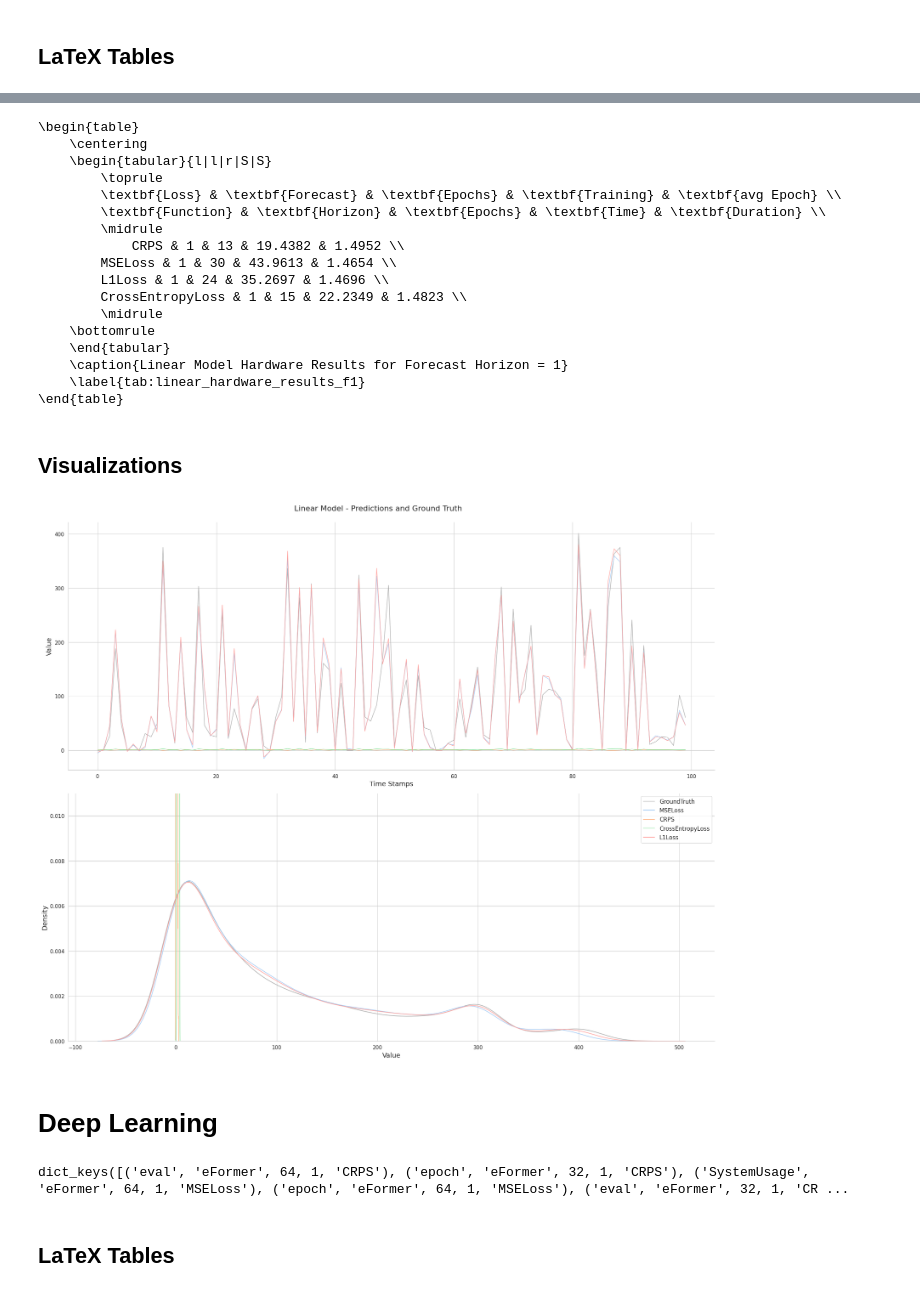
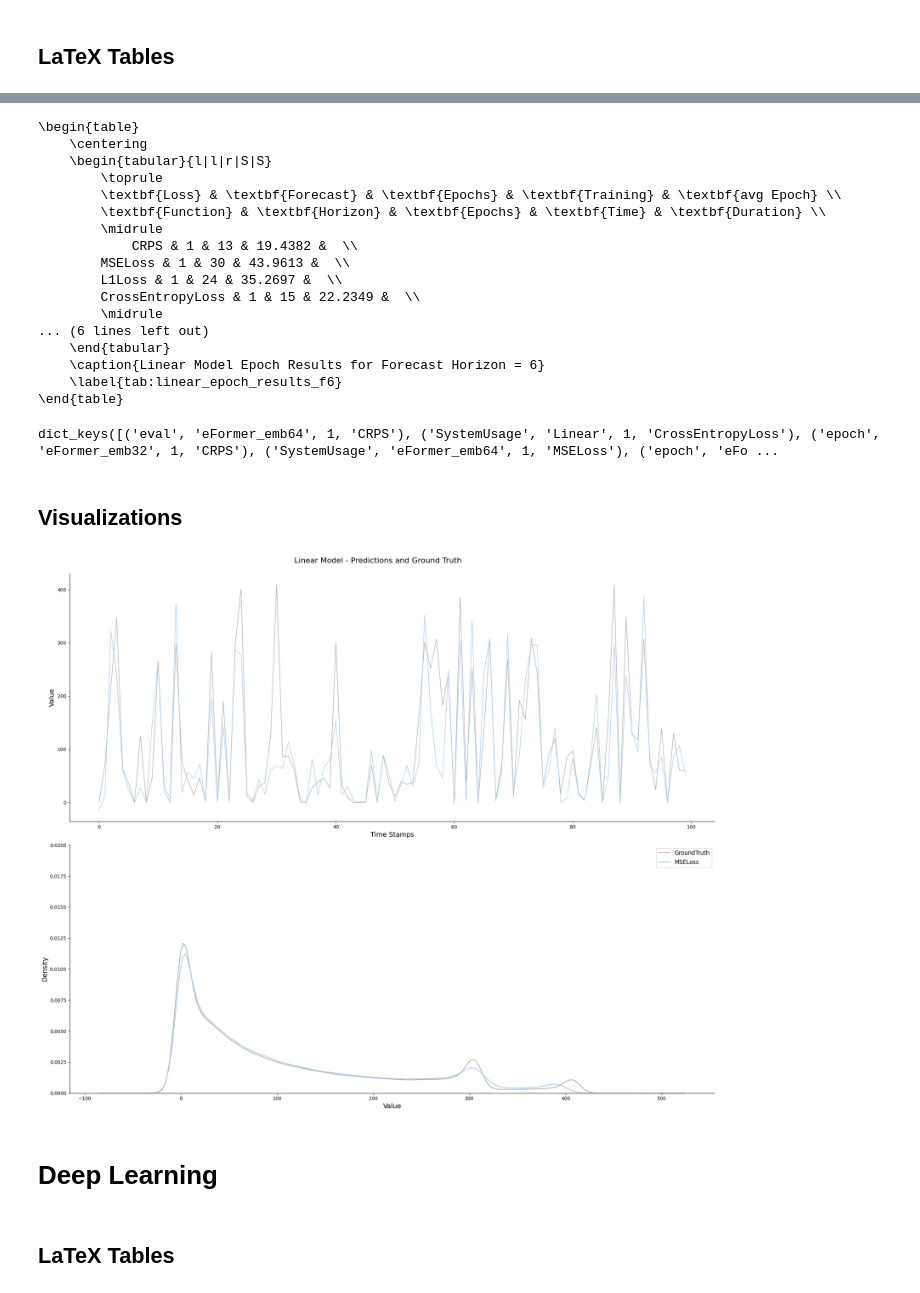
Before and after one commit to janbesler/Masterarbeit, a Jupyter notebook: src/3_Visualizations.ipynb, the cells around one changed output, grey strips where cells are left out. Cells and saved outputs as stored; diff of their text form; code cells hidden in the pictures.

Commit message:
updated data loader and visualizations

```diff
--- a/src/3_Visualizations.ipynb
+++ b/src/3_Visualizations.ipynb
@@ -131,6 +131,6 @@ SystemUsage_LaTeX(linear_dfs, model_type='Linear')
 \end{table}
 # %%
-def Epoch_LaTeX(data_frames, model_type='Linear', prediction_lengths=[1], loss_functions=['CRPS', 'MSELoss', 'L1Loss', 'CrossEntropyLoss']):
+def Epoch_LaTeX(data_frames, model_type='Linear', prediction_lengths=[1,6], loss_functions=['CRPS', 'MSELoss', 'L1Loss', 'CrossEntropyLoss']):
     """
     Generates LaTeX table code with Epoch statistics filled in for given model types, loss functions, and embedding lengths.
 
@@ -166,14 +166,14 @@ def Epoch_LaTeX(data_frames, model_type='Linear', prediction_lengths=[1], loss_f
         for loss_function in loss_functions:
             stat = stats[(loss_function, prediction_length)]
             latex_table += f"        {loss_function} & {prediction_length} & "
-            latex_table += f"{stat['epochs']} & {stat['training_time']} & {stat['avg_epoch_time']} \\\\\n"
+            latex_table += f"{stat['epochs']} & {stat['training_time']} &  \\\\\n"
             if loss_function == loss_functions[-1]:
                 latex_table += "        \\midrule\n"
 
     latex_table += """    \\bottomrule
     \\end{tabular}
-    \\caption{""" + model_type + """ Model Hardware Results for Forecast Horizon = """ + str(prediction_length) + """}
-    \\label{tab:""" + model_type.lower() + """_hardware_results_f""" + str(prediction_length) + """}
+    \\caption{""" + model_type + """ Model Epoch Results for Forecast Horizon = """ + str(prediction_length) + """}
+    \\label{tab:""" + model_type.lower() + """_epoch_results_f""" + str(prediction_length) + """}
 \\end{table}"""
 
     print(latex_table)
@@ -187,20 +187,24 @@ Epoch_LaTeX(linear_dfs, model_type='Linear')
         \textbf{Loss} & \textbf{Forecast} & \textbf{Epochs} & \textbf{Training} & \textbf{avg Epoch} \\
         \textbf{Function} & \textbf{Horizon} & \textbf{Epochs} & \textbf{Time} & \textbf{Duration} \\
         \midrule
-            CRPS & 1 & 13 & 19.4382 & 1.4952 \\
-        MSELoss & 1 & 30 & 43.9613 & 1.4654 \\
-        L1Loss & 1 & 24 & 35.2697 & 1.4696 \\
-        CrossEntropyLoss & 1 & 15 & 22.2349 & 1.4823 \\
+            CRPS & 1 & 13 & 19.4382 &  \\
+        MSELoss & 1 & 30 & 43.9613 &  \\
+        L1Loss & 1 & 24 & 35.2697 &  \\
+        CrossEntropyLoss & 1 & 15 & 22.2349 &  \\
         \midrule
-    \bottomrule
+... (6 lines left out)
     \end{tabular}
-    \caption{Linear Model Hardware Results for Forecast Horizon = 1}
-    \label{tab:linear_hardware_results_f1}
+    \caption{Linear Model Epoch Results for Forecast Horizon = 6}
+    \label{tab:linear_epoch_results_f6}
 \end{table}
+# %%
+linear_dfs.keys()
+# %% [output]
+dict_keys([('eval', 'eFormer_emb64', 1, 'CRPS'), ('SystemUsage', 'Linear', 1, 'CrossEntropyLoss'), ('epoch', 'eFormer_emb32', 1, 'CRPS'), ('SystemUsage', 'eFormer_emb64', 1, 'MSELoss'), ('epoch', 'eFo ...
 # %% [markdown]
 ## Visualizations
 # %%
-def eval_df_with_kde(model, data_frames, exclude_loss_functions=[]):
+def eval_df_with_kde(model, data_frames, prediction_length, exclude_loss_functions=[]):
     """
     Aggregate predictions by model and loss function for 'eval' keys from the data frames,
     and plot both time series and KDE plots of predictions and ground truth, excluding specified loss functions from the KDE plot.
@@ -219,7 +223,7 @@ def eval_df_with_kde(model, data_frames, exclude_loss_functions=[]):
 
     # Loop over each key to process 'eval' data frames
     for key in data_frames.keys():
-        if 'eval' in key and key[1] == model:
+        if 'eval' in key and key[1] == model and key[2] == prediction_length:
             _, _, _, loss_function = key
             df = data_frames[key]
 
@@ -228,7 +232,7 @@ def eval_df_with_kde(model, data_frames, exclude_loss_functions=[]):
                 ground_truths = df['GroundTruth'].tolist()
 
             # Store predictions keyed by loss function
-            predictions[loss_function] = df['Predictions'].tolist()
+            predictions[loss_function] = df['Predictions'].str.strip('[]').astype(float).tolist()
 
     # Determine the maximum length needed for any column
     max_length = max(len(ground_truths), max(len(pred) for pred in predictions.values()))
@@ -258,37 +262,37 @@ def eval_df_with_kde(model, data_frames, exclude_loss_functions=[]):
     sns.lineplot(ax=ax[0], x=range(len(aggregated_df[:100])), y=aggregated_df[:100]['GroundTruth'],
                  label='GroundTruth', color=ground_truth_color, linewidth=1)
     for column in columns_to_plot:
         sns.lineplot(ax=ax[0], x=range(len(aggregated_df[:100])), y=aggregated_df[:100][column],
                      label=column, color=color_dict[column], linewidth=1)
     ax[0].set_xlabel('Time Stamps', fontsize=14)
     ax[0].set_ylabel('Value', fontsize=14)
     ax[0].legend().set_visible(False)  # Explicitly hide the legend
 
     sns.despine(ax=ax[0])  # Remove spines on right and top side
 
     # KDE plot
     # Plot "GroundTruth" KDE first so it's in the legend
     sns.kdeplot(ax=ax[1], data=aggregated_df['GroundTruth'], label='GroundTruth', color=ground_truth_color)
     for column in columns_to_plot:
         sns.kdeplot(ax=ax[1], data=aggregated_df[column], label=column, color=color_dict[column])
-    ax[1].set_ylim([0, 0.011])
+    ax[1].set_ylim([0, 0.02])
     ax[1].set_xlabel('Value', fontsize=14)
     ax[1].set_ylabel('Density', fontsize=14)
     ax[1].legend(title_fontsize='13', fontsize='12')
 
     sns.despine(ax=ax[1])  # Remove spines on right and top side
 
     plt.tight_layout()  # Prevent overlapping
 
     # Set a title for the whole figure
     fig.suptitle(f'{model} Model - Predictions and Ground Truth', fontsize=16, y=1.02)
-    plt.savefig(f'../graphs/results/{model}_model_analysis.png', dpi=600, bbox_inches='tight')
+    plt.savefig(f'../graphs/results/{model}_pred{prediction_length}_analysis.png', dpi=600, bbox_inches='tight')
     plt.show()
 
 # Example usage:
-eval_df_with_kde('Linear', linear_dfs, exclude_loss_functions=[])
+eval_df_with_kde('Linear', linear_dfs, 6, exclude_loss_functions=[])
 # %% [output]
-[figure, old version]
+[figure, new version]
 # %% [markdown]
 # Deep Learning
 # %%
@@ -327,10 +331,6 @@ for file in files:
     else:
         # If no match, print the filename for review
         print(f"No match for file: {file_basename}")
-# %%
-DL_dfs.keys()
-# %% [output]
-dict_keys([('eval', 'eFormer', 64, 1, 'CRPS'), ('epoch', 'eFormer', 32, 1, 'CRPS'), ('SystemUsage', 'eFormer', 64, 1, 'MSELoss'), ('epoch', 'eFormer', 64, 1, 'MSELoss'), ('eval', 'eFormer', 32, 1, 'CR ...
 # %% [markdown]
 ## LaTeX Tables
 # %%
```
Also changed, not shown: parts of 4 cells of this notebook, 2 other files.
